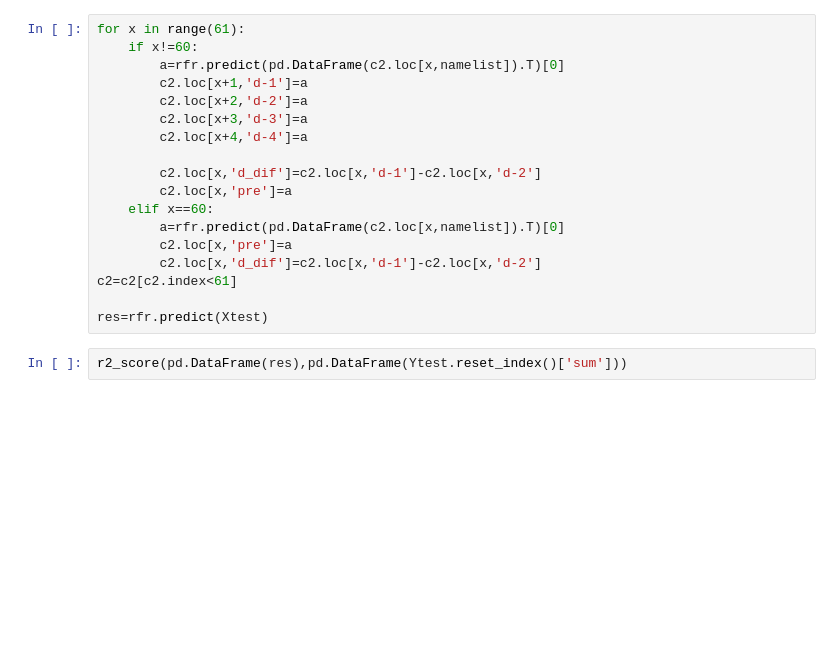
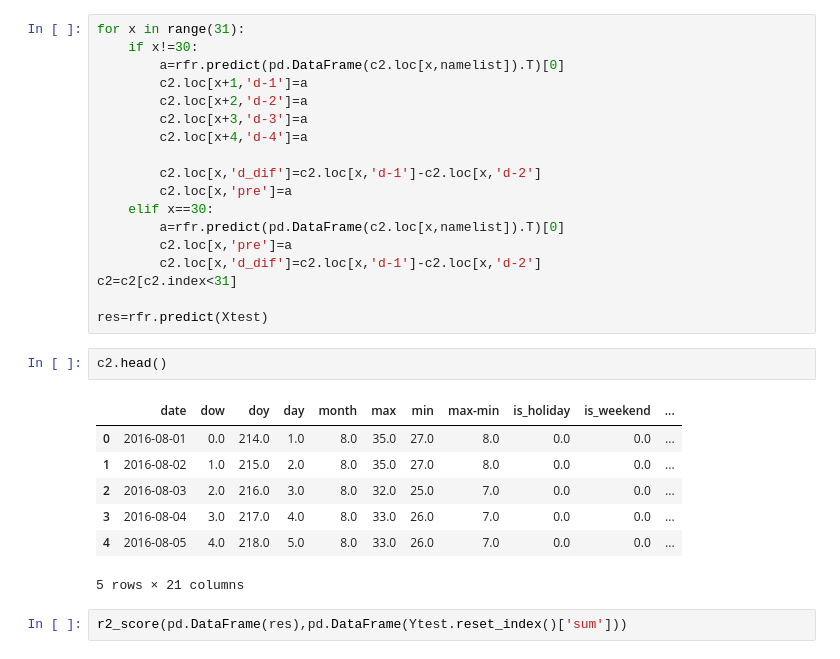
Before and after one commit to imageliu/tianchi_power, a Jupyter notebook: measure1.ipynb, the cells around one changed output. Saved outputs shown, nothing was run; the diff lists cells and outputs as text; blank space fills up the shorter version.

```diff
--- a/measure1.ipynb
+++ b/measure1.ipynb
@@ -131,6 +131,6 @@ c2.loc[3,'d-4']=Y.loc['2016-07-31'][0]
 # %%
-for x in range(61):
-    if x!=60:
+for x in range(31):
+    if x!=30:
         a=rfr.predict(pd.DataFrame(c2.loc[x,namelist]).T)[0]
         c2.loc[x+1,'d-1']=a
         c2.loc[x+2,'d-2']=a
@@ -139,13 +139,23 @@ for x in range(61):
 
         c2.loc[x,'d_dif']=c2.loc[x,'d-1']-c2.loc[x,'d-2']
         c2.loc[x,'pre']=a
-    elif x==60:
+    elif x==30:
         a=rfr.predict(pd.DataFrame(c2.loc[x,namelist]).T)[0]
         c2.loc[x,'pre']=a
         c2.loc[x,'d_dif']=c2.loc[x,'d-1']-c2.loc[x,'d-2']
-c2=c2[c2.index<61]
+c2=c2[c2.index<31]
 
 res=rfr.predict(Xtest)
+# %%
+c2.head()
+# %% [output]
+|  | date | dow | doy | day | month | max | min | max-min | is_holiday | is_weekend | ... |
+| 0 | 2016-08-01 | 0.0 | 214.0 | 1.0 | 8.0 | 35.0 | 27.0 | 8.0 | 0.0 | 0.0 | ... |
+| 1 | 2016-08-02 | 1.0 | 215.0 | 2.0 | 8.0 | 35.0 | 27.0 | 8.0 | 0.0 | 0.0 | ... |
+| 2 | 2016-08-03 | 2.0 | 216.0 | 3.0 | 8.0 | 32.0 | 25.0 | 7.0 | 0.0 | 0.0 | ... |
+| 3 | 2016-08-04 | 3.0 | 217.0 | 4.0 | 8.0 | 33.0 | 26.0 | 7.0 | 0.0 | 0.0 | ... |
+| 4 | 2016-08-05 | 4.0 | 218.0 | 5.0 | 8.0 | 33.0 | 26.0 | 7.0 | 0.0 | 0.0 | ... |
+5 rows × 21 columns
 # %%
 r2_score(pd.DataFrame(res),pd.DataFrame(Ytest.reset_index()['sum']))
 # %% [output]
```
Also changed, not shown: parts of 5 cells of this notebook.
